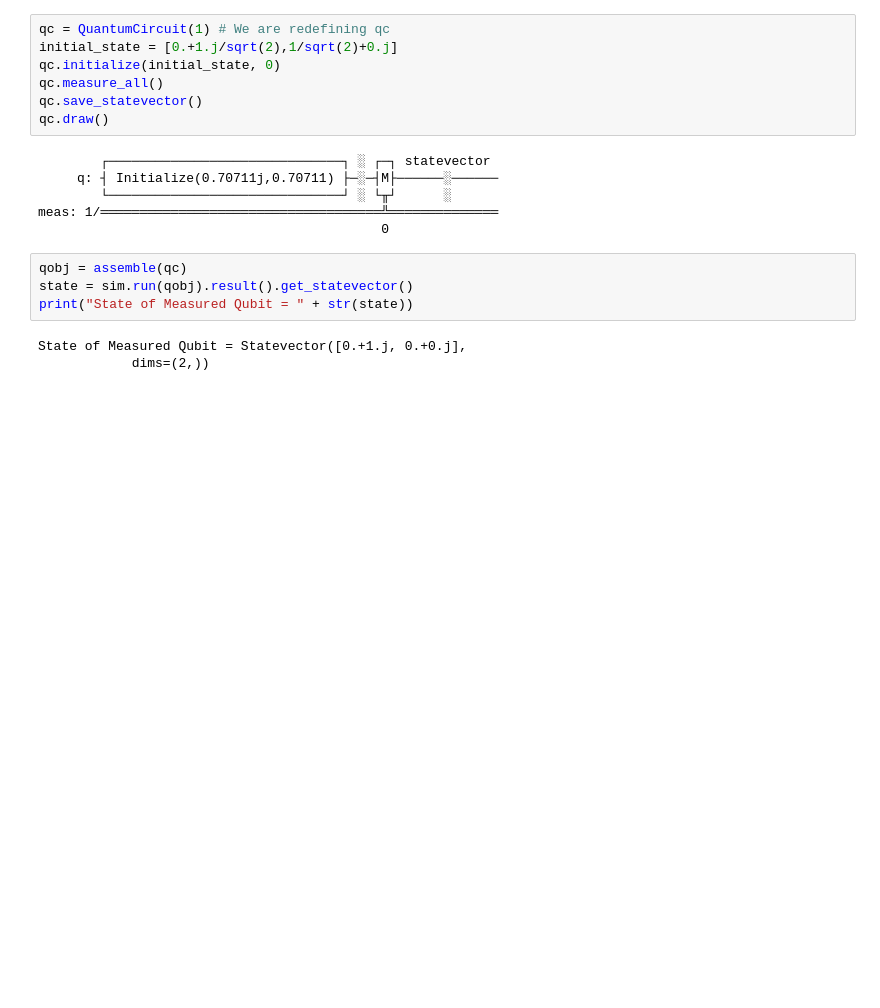
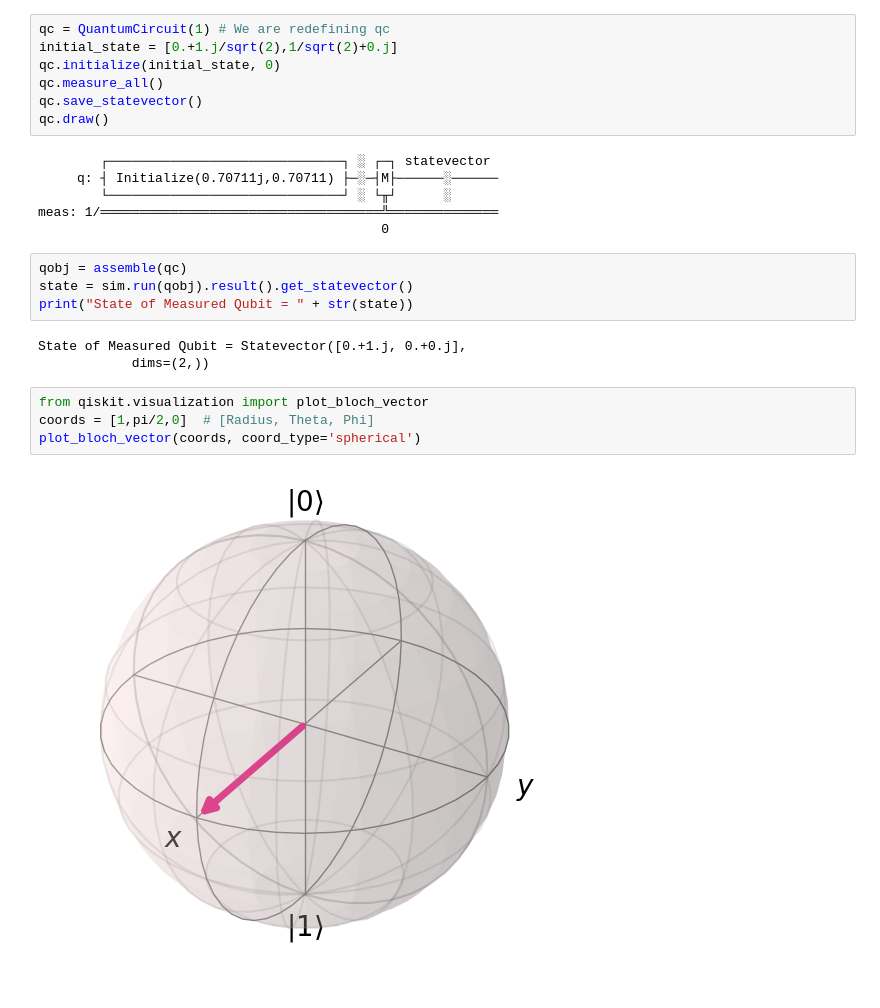
Before and after one commit to zorocrit/qiskit, a Jupyter notebook: learning/1.3 Representing Qubit States.ipynb, the cells around one changed output. Drawn from its saved outputs; the diff is of its cells as text; blank space fills up the shorter version.

```diff
--- a/learning/1.3 Representing Qubit States.ipynb
+++ b/learning/1.3 Representing Qubit States.ipynb
@@ -106,3 +106,9 @@ print("State of Measured Qubit = " + str(state))
 # %% [output]
 State of Measured Qubit = Statevector([0.+1.j, 0.+0.j],
             dims=(2,))
+# %%
+from qiskit.visualization import plot_bloch_vector
+coords = [1,pi/2,0]  # [Radius, Theta, Phi]
+plot_bloch_vector(coords, coord_type='spherical')
+# %% [output]
+[figure, added]
```
Also changed, not shown: parts of 1 cell of this notebook, 1 other file.
